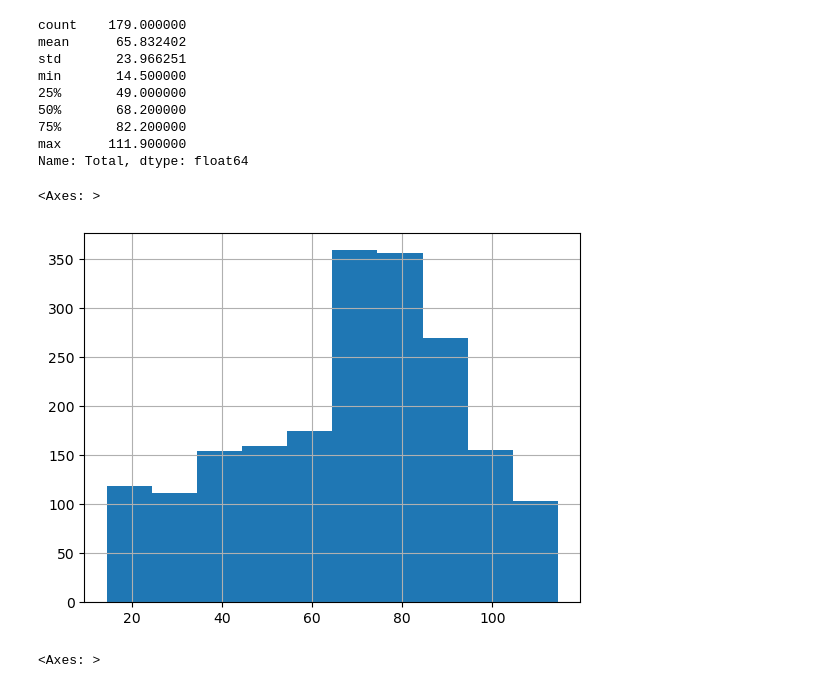
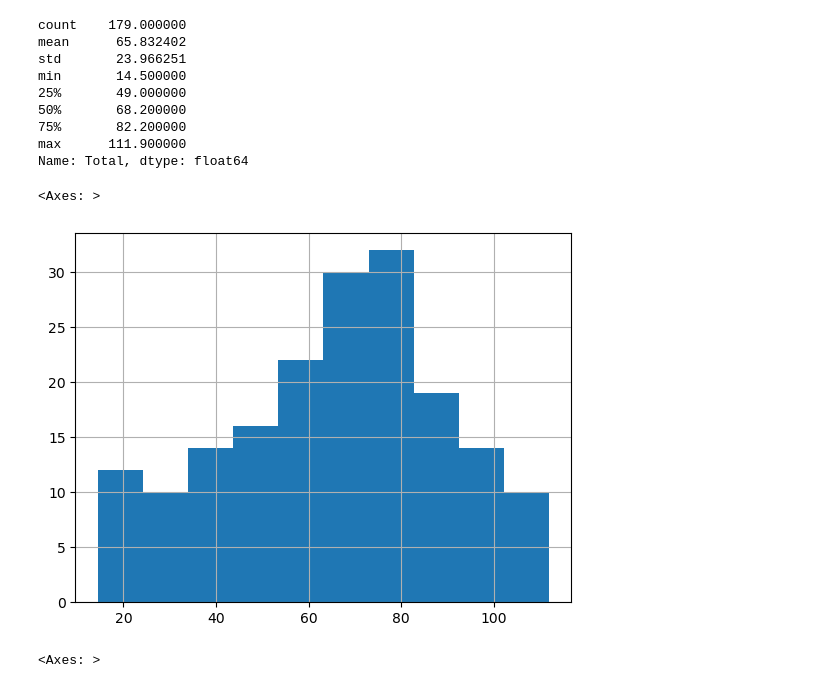
Before and after one commit to SocialAnalytics-StrategicIntelligence/TablesAndMaps, a Jupyter notebook: TheGeoDataFrame.ipynb, the cells around one changed output. Drawn from its saved outputs; the diff is of its cells as text; code cells hidden in the pictures.

```diff
--- a/TheGeoDataFrame.ipynb
+++ b/TheGeoDataFrame.ipynb
@@ -778,10 +748,10 @@ min       14.500000
 max      111.900000
 Name: Total, dtype: float64
 # %%
-theMapAndData['Total'].hist()
+theMapAndData23['Total'].hist()
 # %% [output]
 <Axes: >
-[figure, old version]
+[figure, new version]
 # %%
 theMapAndData23.boxplot(column=['Total'])
 # %% [output]
```
Also changed, not shown: parts of 19 cells of this notebook, 1 other file.
